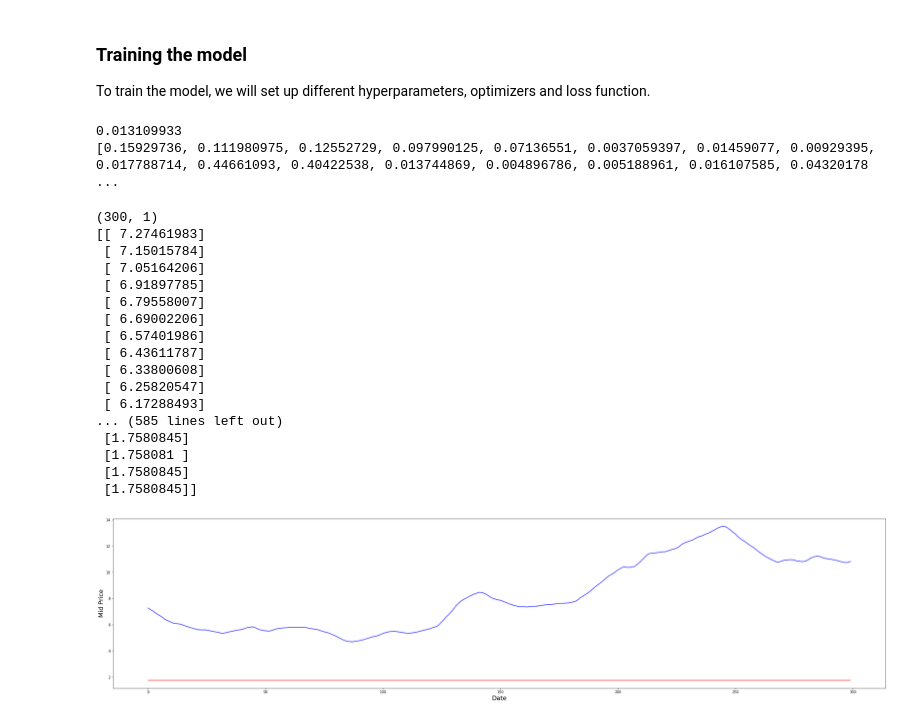
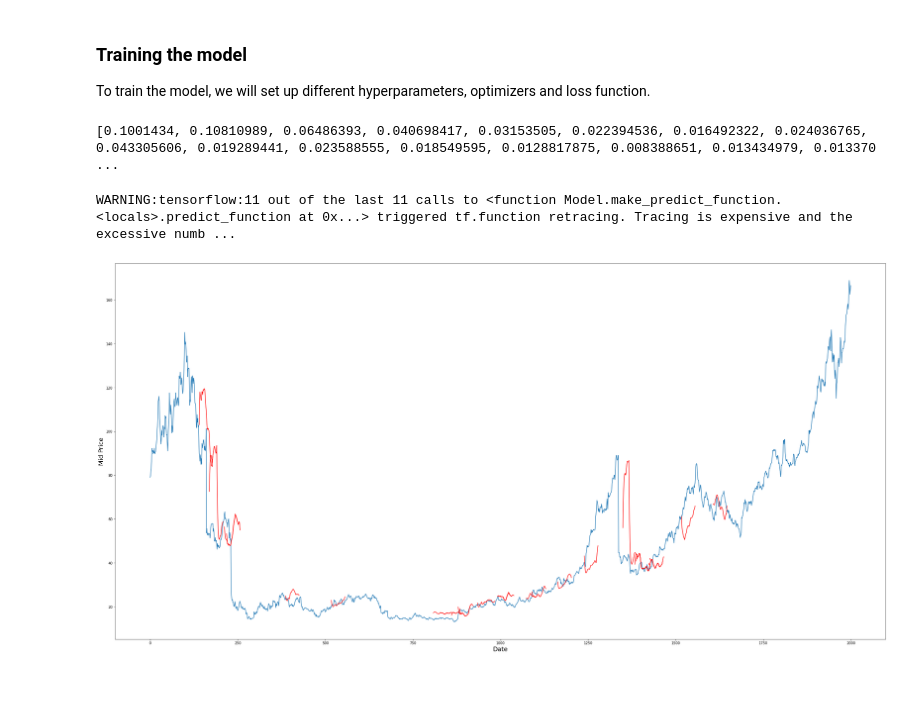
Before and after one commit to Sambhav101/Stocks-Prediction-Using-LSTM, a Jupyter notebook: Stocks.ipynb, the cells around one changed output. Saved outputs shown, nothing was run; the diff lists cells and outputs as text; code cells hidden in the pictures; blank space fills up the shorter version.

```diff
--- a/Stocks.ipynb
+++ b/Stocks.ipynb
@@ -153,8 +168,8 @@ def build_model(rnn_units, batch_size, dropout):
       model.add(tf.keras.layers.LSTM(rnn_units[i+1], dropout=dropout, return_sequences=True))
 
   # add dense layers
-  # model.add(tf.keras.layers.Dense(256, activation='relu'))
-  model.add(tf.keras.layers.Dense(1, activation='sigmoid'))
+  model.add(tf.keras.layers.Dense(256))
+  model.add(tf.keras.layers.Dense(1))
 
   return model
 # %%
@@ -206,10 +205,11 @@ print(y)
 To train the model, we will set up different hyperparameters, optimizers and loss function.
 # %%
 # Hyperparameters and Optimization
-batch_size = 1
-seq_length = 300
+batch_size = 30
+seq_length = 40
+k = 30
 learning_rate = 5e-1
-num_iterations = 20
+num_iterations = 200
 
 # Optimizer
 optimizer = tf.keras.optimizers.Adamax()
@@ -248,7 +248,7 @@ if hasattr(tqdm, '_instances'): tqdm._instances.clear() # clear if it exists
 for iter in tqdm(range(num_iterations)):
 
   # feed input into the network
-  x_batch, y_batch = get_batch(data_train, seq_length, batch_size)
+  x_batch, y_batch, indices = get_batch(data_train, seq_length, k, batch_size)
   loss = train(x_batch, y_batch)
 
   #update the progress bar
@@ -262,43 +262,31 @@ for iter in tqdm(range(num_iterations)):
 # save trained model and weights
 model.save_weights(checkpoint_prefix)
 # %%
-print(history[-1])
+# print(history[-1])
 print(history)
 # %% [output]
-0.013109933
-[0.15929736, 0.111980975, 0.12552729, 0.097990125, 0.07136551, 0.0037059397, 0.01459077, 0.00929395, 0.017788714, 0.44661093, 0.40422538, 0.013744869, 0.004896786, 0.005188961, 0.016107585, 0.04320178 ...
+[0.1001434, 0.10810989, 0.06486393, 0.040698417, 0.03153505, 0.022394536, 0.016492322, 0.024036765, 0.043305606, 0.019289441, 0.023588555, 0.018549595, 0.0128817875, 0.008388651, 0.013434979, 0.013370 ...
 # %%
-pred = np.squeeze(model.predict(x_batch), axis = 0)
-pred = scaler.inverse_transform(pred)
-print(pred.shape)
-x = scaler.inverse_transform(np.squeeze(x_batch, axis=0))
-print(x)
-print(pred)
+pred = model.predict(x_batch)
+# pred = np.squeeze(model.predict(x_batch), axis = 0)
+# pred = scaler.inverse_transform(pred)
+# print(pred.shape)
+# x = scaler.inverse_transform(np.squeeze(x_batch, axis=0))
+# print(x)
+# print(pred)
 # %% [output]
-(300, 1)
-[[ 7.27461983]
- [ 7.15015784]
- [ 7.05164206]
- [ 6.91897785]
- [ 6.79558007]
- [ 6.69002206]
- [ 6.57401986]
- [ 6.43611787]
- [ 6.33800608]
- [ 6.25820547]
- [ 6.17288493]
-... (585 lines left out)
- [1.7580845]
- [1.758081 ]
- [1.7580845]
- [1.7580845]]
+WARNING:tensorflow:11 out of the last 11 calls to <function Model.make_predict_function.<locals>.predict_function at 0x...> triggered tf.function retracing. Tracing is expensive and the excessive numb ...
-# %%
-plt.figure(figsize=(40, 9))
-plt.plot(range(300), x.flatten(), color='blue')
-plt.plot(range(300), pred.flatten(), color='red')
-#plt.xticks(range(0, df.shape[0], 200), df['Date'].loc[::200], rotation=45)
-plt.xlabel('Date', fontsize=18)
-plt.ylabel('Mid Price', fontsize=18)
-plt.show()
-# %% [output]
-[figure, removed]
+# %%
+# Data Visualization
+plt.figure(figsize=(40, 20))
+plt.plot(scaler.inverse_transform(data_train.reshape(-1, 1)))
+for i in range(batch_size):
+  # plt.plot(range(indices[i], indices[i] + x.shape[1]), scaler.inverse_transform(x[i]), color='r')
+  # plt.plot(range(indices[i] + k, indices[i] + y_batch.shape[1] + k), scaler.inverse_transform(y_batch[i]), color='r')
+  plt.plot(range(indices[i] + k, indices[i] + pred.shape[1] + k), scaler.inverse_transform(pred[i]), color='r')
+
+plt.xlabel('Date', fontsize=18)
+plt.ylabel('Mid Price', fontsize=18)
+plt.show()
+# %% [output]
+[figure, added]
```
Also changed, not shown: parts of 15 cells of this notebook, 1 other file.
